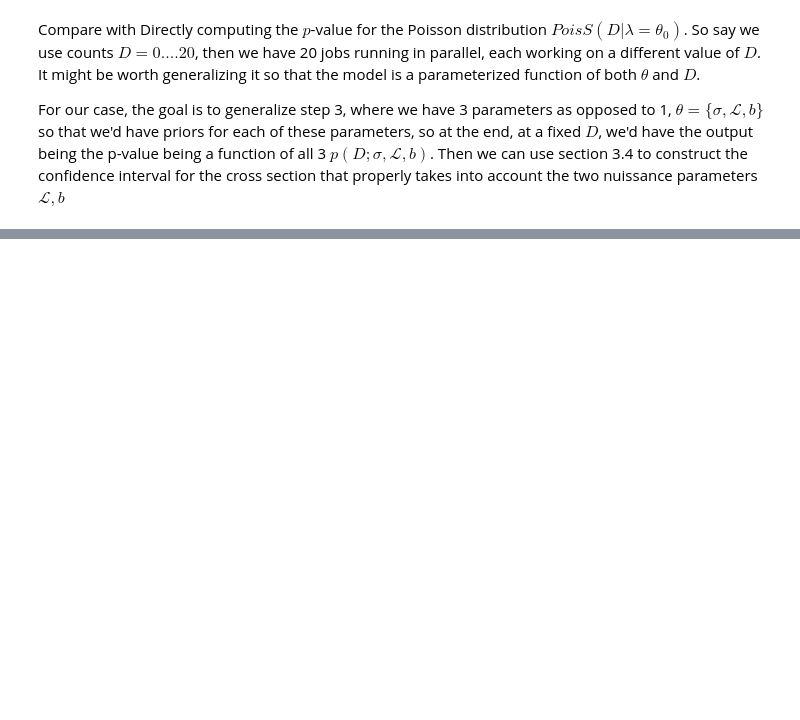
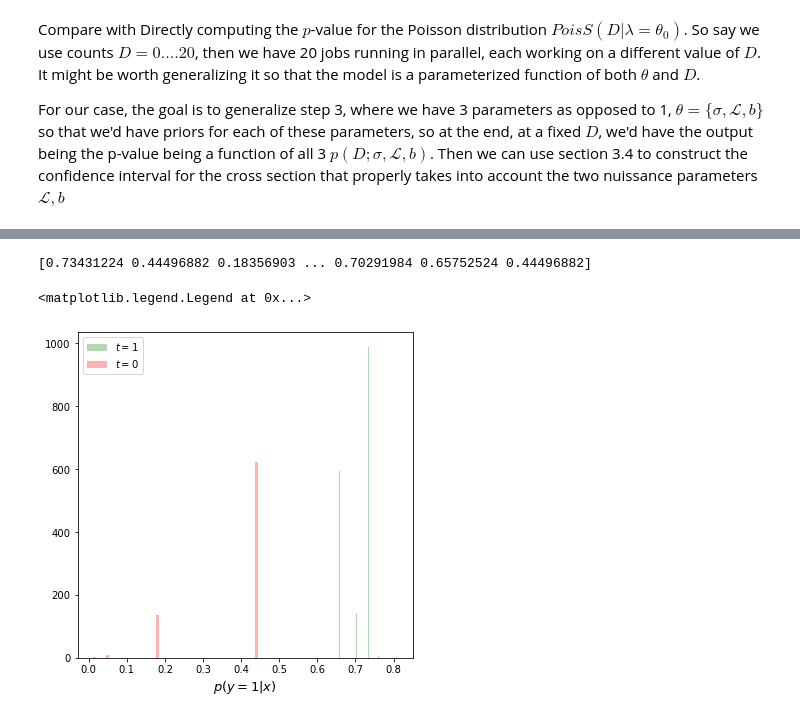
Before and after one commit to AliAlkadhim/LFI_HEP, a Jupyter notebook: Start.ipynb, the cells around one changed output, grey strips where cells are left out. Drawn from its saved outputs; the diff is of its cells as text; code cells hidden in the pictures; blank space fills up the shorter version.

```diff
--- a/Start.ipynb
+++ b/Start.ipynb
@@ -102,0 +376,30 @@ For our case, the goal is to generalize step 3, where we have 3 parameters as op
+# %%
+def compute_prob(model, xx):
+    # convert from numpy array to a torch tensor of type float
+    """Gives P(y=1|x)"""
+    x = torch.from_numpy(xx).float()#.to(device)
+
+    # compute p(1|x)
+    model.eval() # evaluation mode
+    p = model(x)#.to(device)
+
+    # squeeze() removes extraneous dimensions
+    p = p.squeeze()
+
+    # detach().numpy() converts back to a numpy array
+    p = p.detach().cpu().numpy()
+    return p
+p = compute_prob(model, test_data)
+print(p)
+plt.hist(p[p>0.5], bins=50, color='g',
+            histtype='stepfilled',
+            alpha=0.3,label = '$t = 1$')
+plt.hist(p[p<0.5], bins=50, color='r',
+            histtype='stepfilled',
+            alpha=0.3,label = '$t = 0$')
+plt.xlabel('$p(y=1|x)$', fontsize=13)
+plt.legend()
+# %% [output]
+[0.73431224 0.44496882 0.18356903 ... 0.70291984 0.65752524 0.44496882]
+<matplotlib.legend.Legend at 0x...>
+[figure, added]
```
Also changed, not shown: parts of 22 cells of this notebook, 1 other file.
